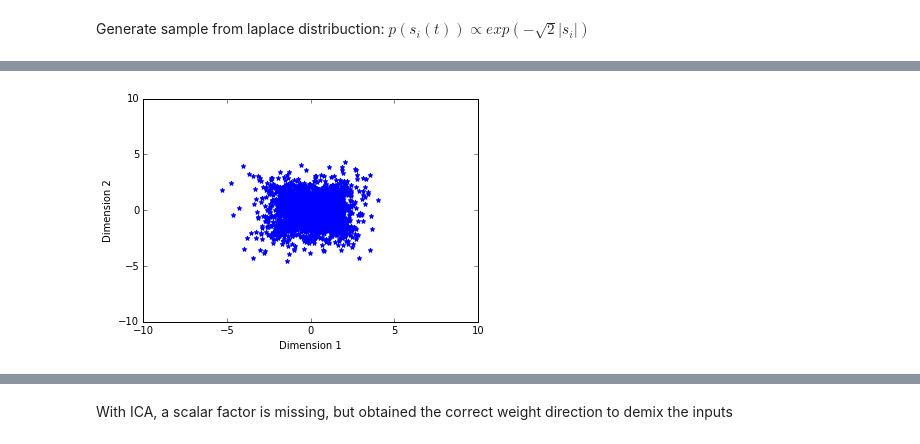
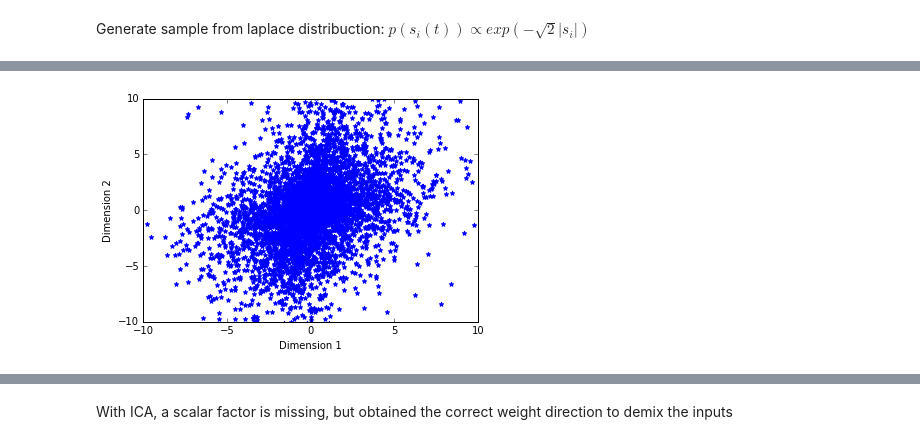
Before and after one commit to ShuangLiBCM/NNDL_Shuang, a Jupyter notebook: Laplace data_training with BCM local learning rule.ipynb, the cells around one changed output, grey strips where cells are left out. Cells and saved outputs as stored; diff of their text form; code cells hidden in the pictures.

```diff
--- a/Laplace data_training with BCM local learning rule.ipynb
+++ b/Laplace data_training with BCM local learning rule.ipynb
@@ -44,17 +44,19 @@ plt.axis([-10,10,-10,10]);
 # %%
 # Conduct rotation and mixture
 # Generate rotatio matrix
 import math as mt
 theta = mt.pi/4      # 45 degree rotation
-A = np.array(((mt.cos(theta),-mt.sin(theta)),(mt.sin(theta),mt.cos(theta))))
+#A = np.array(((mt.cos(theta),-mt.sin(theta)),(mt.sin(theta),mt.cos(theta))))
+A = np.random.randn(2,2)
+A = np.dot(A, A.T)
 s_rt = np.dot(s,A)
 # Generate 2d satter plot of the rotated data
 plt.scatter(s_rt[:,0],s_rt[:,1],color = 'blue', marker = '*')
 plt.xlabel ('Dimension 1')
 plt.ylabel ('Dimension 2')
 plt.axis([-10,10,-10,10]);
 # %% [output]
-[figure, old version]
+[figure, new version]
 # %%
 # Use fast ICA and see weights and results
 
```
Also changed, not shown: parts of 7 cells of this notebook.
